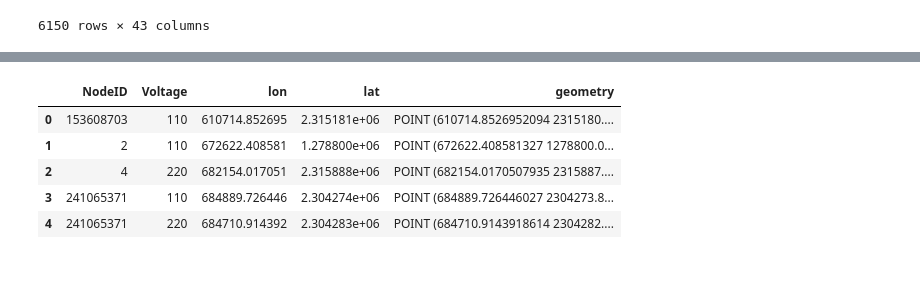
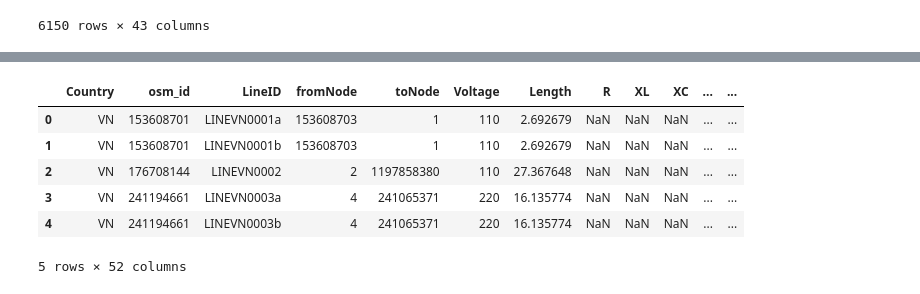
Before and after one commit to Mengqi-Ye/PowerFlowCascade, a Jupyter notebook: notebooks/workflow.ipynb, the cells around one changed output, grey strips where cells are left out. Drawn from its saved outputs; the diff is of its cells as text; code cells hidden in the pictures.

```diff
--- a/notebooks/workflow.ipynb
+++ b/notebooks/workflow.ipynb
@@ -321,11 +476,14 @@ INFO: Exported Nodes to ../outputs/../outputs/tbl_Nodes_VN_500m.xlsx
 ... finished!
 # %%
 nodes_df = pd.read_excel(f'../outputs/tbl_Nodes_VN_{buffer_distance}m.xlsx')
-nodes_df.head()
+lines_df = pd.read_excel(f'../outputs/tbl_Lines_VN_{buffer_distance}m.xlsx')
+
+lines_df.head()
 # %% [output]
-|  | NodeID | Voltage | lon | lat | geometry |
-| 0 | 153608703 | 110 | 610714.852695 | 2.315181e+06 | POINT (610714.8526952094 2315180.... |
-| 1 | 2 | 110 | 672622.408581 | 1.278800e+06 | POINT (672622.408581327 1278800.0... |
-| 2 | 4 | 220 | 682154.017051 | 2.315888e+06 | POINT (682154.0170507935 2315887.... |
-| 3 | 241065371 | 110 | 684889.726446 | 2.304274e+06 | POINT (684889.726446027 2304273.8... |
-| 4 | 241065371 | 220 | 684710.914392 | 2.304283e+06 | POINT (684710.9143918614 2304282.... |
+|  | Country | osm_id | LineID | fromNode | toNode | Voltage | Length | R | XL | XC | ... | ... |
+| 0 | VN | 153608701 | LINEVN0001a | 153608703 | 1 | 110 | 2.692679 | NaN | NaN | NaN | ... | ... |
+| 1 | VN | 153608701 | LINEVN0001b | 153608703 | 1 | 110 | 2.692679 | NaN | NaN | NaN | ... | ... |
+| 2 | VN | 176708144 | LINEVN0002 | 2 | 1197858380 | 110 | 27.367648 | NaN | NaN | NaN | ... | ... |
+| 3 | VN | 241194661 | LINEVN0003a | 4 | 241065371 | 220 | 16.135774 | NaN | NaN | NaN | ... | ... |
+| 4 | VN | 241194661 | LINEVN0003b | 4 | 241065371 | 220 | 16.135774 | NaN | NaN | NaN | ... | ... |
+5 rows × 52 columns
```
Also changed, not shown: parts of 13 cells of this notebook, 10 other files.
